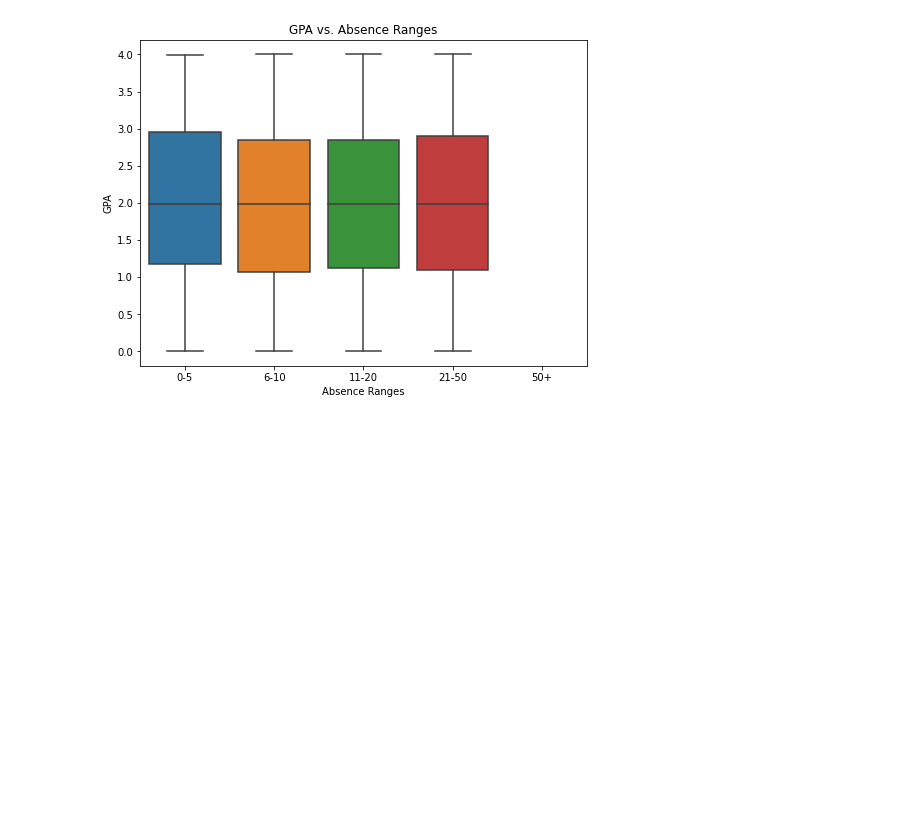
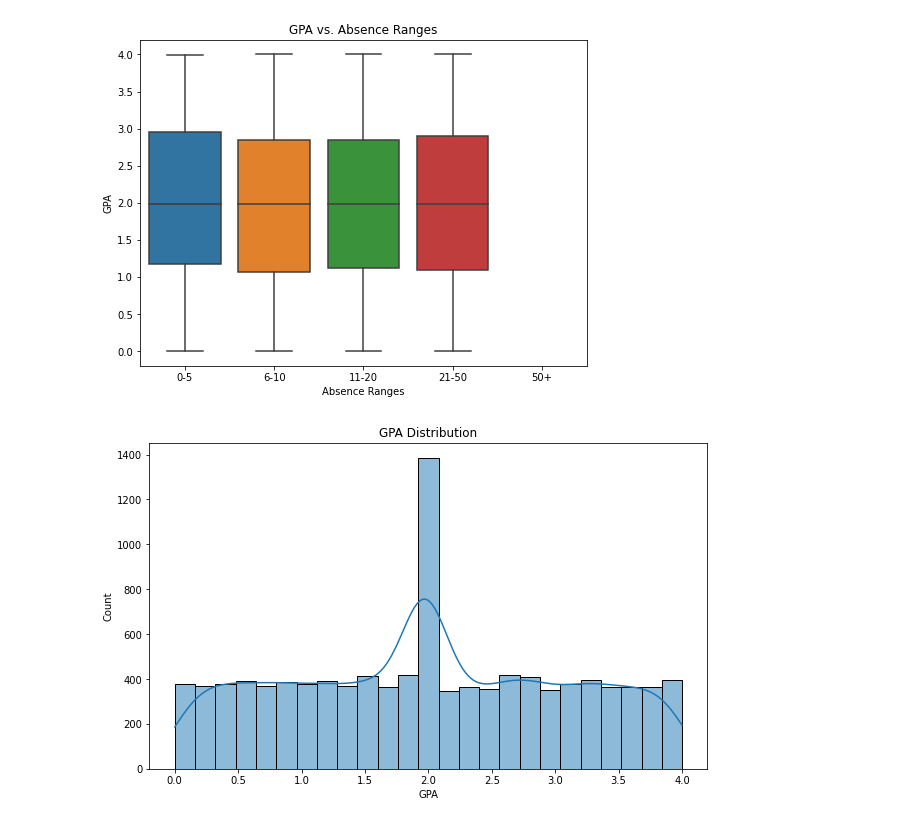
Before and after one commit to ali-elrogbany/DW-Final, a Jupyter notebook: FinalDataWrangeling.ipynb, the cells around one changed output. Drawn from its saved outputs; the diff is of its cells as text; code cells hidden in the pictures; blank space fills up the shorter version.

```diff
--- a/FinalDataWrangeling.ipynb
+++ b/FinalDataWrangeling.ipynb
@@ -297,5 +289,12 @@ plt.ylabel('GPA')
 plt.show()
 # %% [output]
 [figure]
+# %%
+plt.figure(figsize=(10, 6))
+sns.histplot(df['GPA'], kde=True)
+plt.title('GPA Distribution')
+plt.show()
+# %% [output]
+[figure, added]
 # %%
 df.to_csv("/Users/alielrogbany/Downloads/Student_performance_data.csv", index=False)
```
Also changed, not shown: parts of 2 cells of this notebook, 3 other files.
